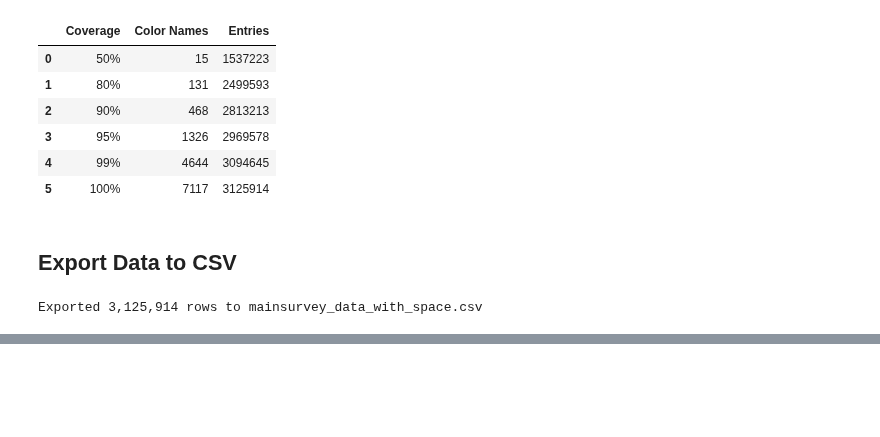
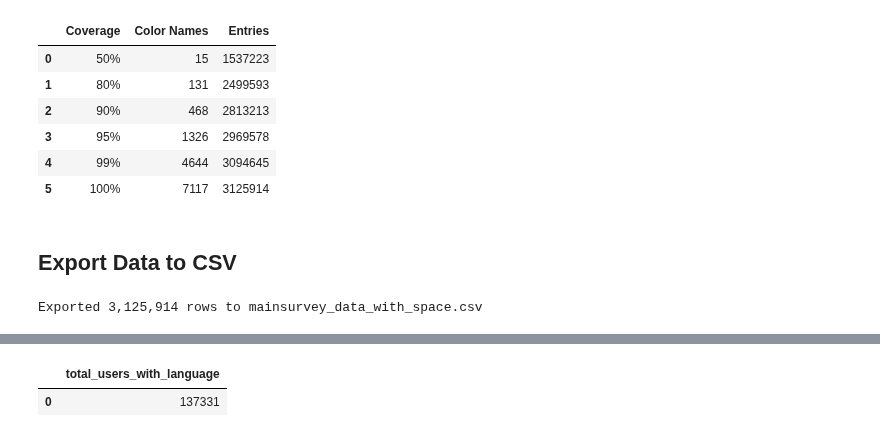
Before and after one commit to cmarquesluizgustavo/colorsurvey, a Jupyter notebook: analysis/analysis.ipynb, the cells around one changed output, grey strips where cells are left out. Saved outputs shown, nothing was run; the diff lists cells and outputs as text; code cells hidden in the pictures; blank space fills up the shorter version.

```diff
--- a/analysis/analysis.ipynb
+++ b/analysis/analysis.ipynb
@@ -167,0 +226,9 @@ Exported 3,125,914 rows to mainsurvey_data_with_space.csv
+# %%
+pd.read_sql("""
+    SELECT COUNT(*) AS total_users_with_language
+    FROM public.mainsurvey_users
+    WHERE language IS NOT NULL
+""", engine)
+# %% [output]
+|  | total_users_with_language |
+| 0 | 137331 |
```
Also changed, not shown: parts of 6 cells of this notebook, 3 other files.
